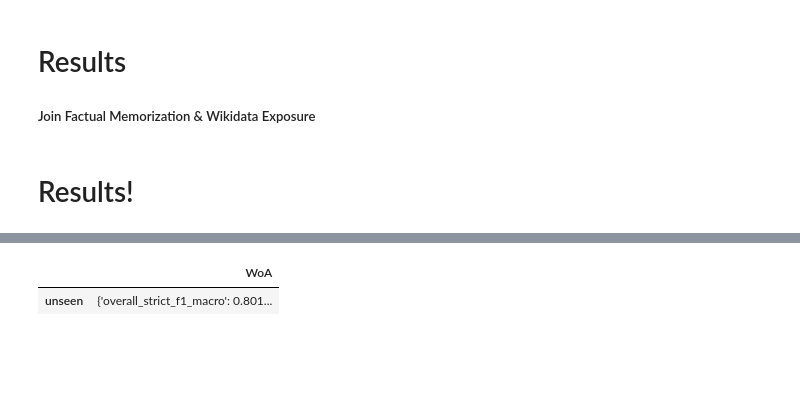
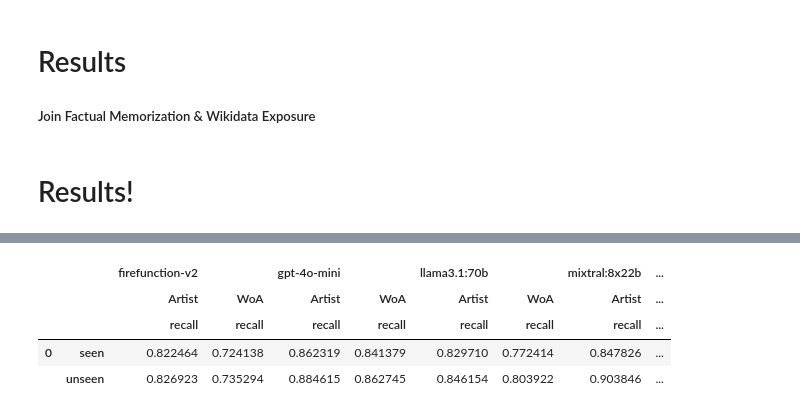
Before and after one commit to progsi/YTUnCoverLLM, a Jupyter notebook: notebooks/results_exposure.ipynb, the cells around one changed output, grey strips where cells are left out. Saved outputs shown, nothing was run; the diff lists cells and outputs as text; code cells hidden in the pictures; blank space fills up the shorter version.

```diff
--- a/notebooks/results_exposure.ipynb
+++ b/notebooks/results_exposure.ipynb
@@ -301,34 +309,40 @@ get_results_per_factual_memorization_cls(model, k, sampling)
 # %%
-def get_results_exposure(model, k, sampling, exposure_threshold):
-    col = (model, k, sampling)
+def get_results_exposure(k, sampling, exposure_threshold):
 
     results = {}
 
-    for group in ["seen", "unseen"]:
-        for cls in ["Artist", "WoA"]:
-            if group == "seen":
-                mask = data_joint[f"exposure_{cls}"] >= exposure_threshold
-            else:
-                mask = data_joint[f"exposure_{cls}"] < exposure_threshold
+    for model in preds.columns.get_level_values(level=0).unique():
+        col = (model, k, sampling)
+        if not results.get(model):
+            results[model] = {}
 
-        _data = data_joint.loc[mask].join(
-            preds.loc[:,col].rename("IOB_pred"), how="inner").dropna(subset=["IOB", "IOB_pred", f"exposure_{cls}"])
-        iob_true = _data.IOB.values
-        iob_pred = _data.IOB_pred.values
+        for group in ["seen", "unseen"]:
+            for cls in ["Artist", "WoA"]:
+                if group == "seen":
+                    mask = data_joint[f"exposure_{cls}"] >= exposure_threshold
+                else:
+                    mask = data_joint[f"exposure_{cls}"].fillna(0) < exposure_threshold
 
-        if not results.get("cls"):
-            results[cls] = {}
-        if not results[cls].get(group):
-            results[cls][group] = {}
+                _data = data_joint.loc[mask].join(
+                    preds.loc[:,col].rename("IOB_pred"), how="inner").dropna(subset=["IOB", "IOB_pred", f"exposure_{cls}"])
+                iob_true = _data.IOB.values
+                iob_pred = _data.IOB_pred.values
 
-        kwargs = {"true_labels": iob_true, "true_predictions": iob_pred}
-        values = suppress_output(compute_results, **kwargs)
-        metrics = ["overall_strict_f1_macro", "overall_strict_recall_macro", "Artist_strict_recall", "WoA_strict_recall"]
-        for metric in metrics:
-            if "overall_" in metric or cls + '_' in metric:
-                results[cls][group][metric] = values[metric]
+                if not results[model].get(cls):
+                    results[model][cls] = {}
+                if not results[model][cls].get(group):
+                    results[model][cls][group] = {}
 
-    return pd.DataFrame(results)
+                kwargs = {"true_labels": iob_true, "true_predictions": iob_pred}
+                values = suppress_output(compute_results, **kwargs)
+                metrics = ["Artist_strict_recall", "WoA_strict_recall"]
+                for metric in metrics:
+                    if "overall_" in metric or cls + '_' in metric:
+                        results[model][cls][group][metric.split("_")[-1]] = values[metric]
 
-get_results_exposure(model, k, sampling, 1.5)
+    data = pd.json_normalize(results, sep='_')
+    data.columns = pd.MultiIndex.from_tuples([tuple(col.split('_')) for col in data.columns])
+    return data.stack(level=2)
+
+get_results_exposure(k, sampling, 1.5)
 # %% [output]
@@ -337,2 +365,5 @@ get_results_exposure(model, k, sampling, 1.5)
-|  | WoA |
-| unseen | {'overall_strict_f1_macro': 0.801... |
+|  |  | firefunction-v2 |  | gpt-4o-mini |  | llama3.1:70b |  | mixtral:8x22b | ... |
+|  |  | Artist | WoA | Artist | WoA | Artist | WoA | Artist | ... |
+|  |  | recall | recall | recall | recall | recall | recall | recall | ... |
+| 0 | seen | 0.822464 | 0.724138 | 0.862319 | 0.841379 | 0.829710 | 0.772414 | 0.847826 | ... |
+|  | unseen | 0.826923 | 0.735294 | 0.884615 | 0.862745 | 0.846154 | 0.803922 | 0.903846 | ... |
```
Also changed, not shown: parts of 14 cells of this notebook, 12 other files.
